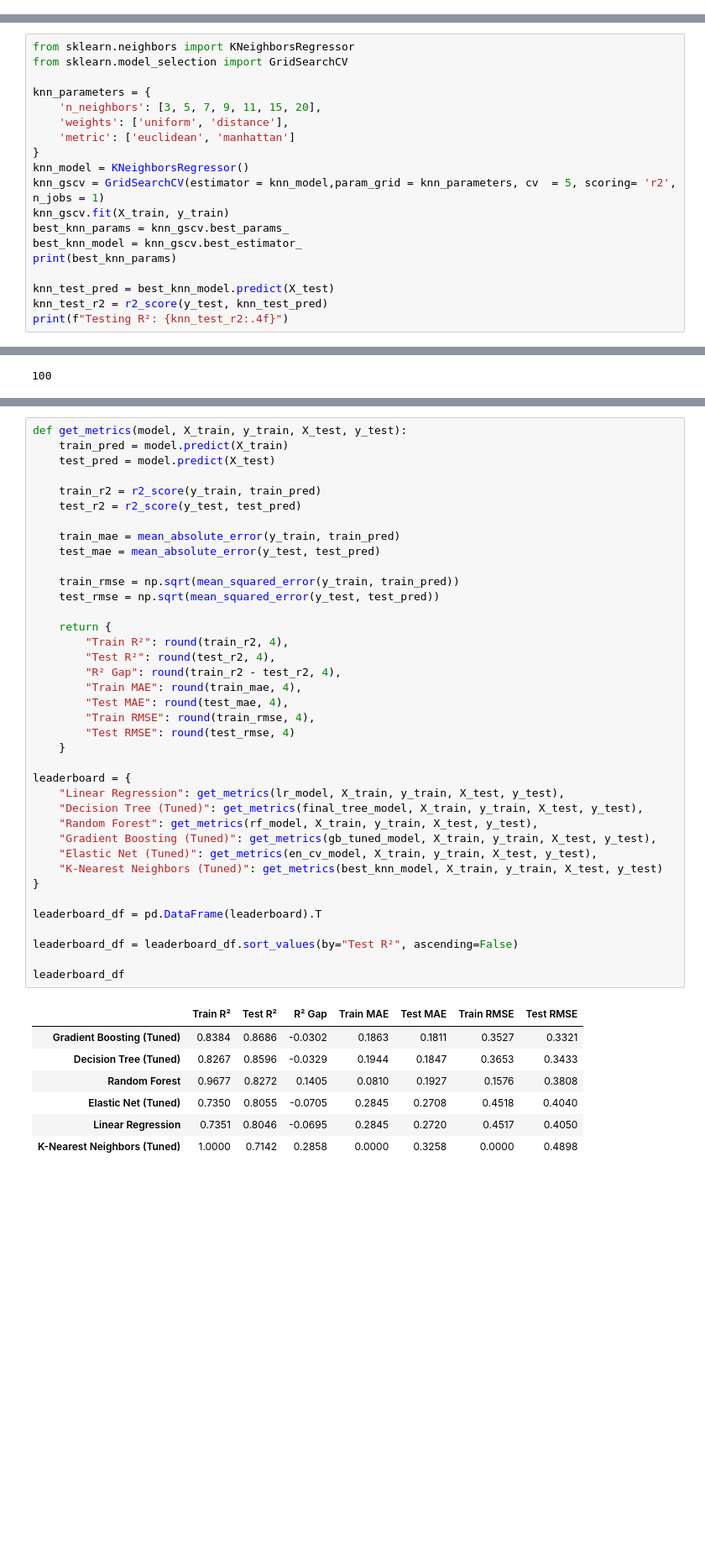
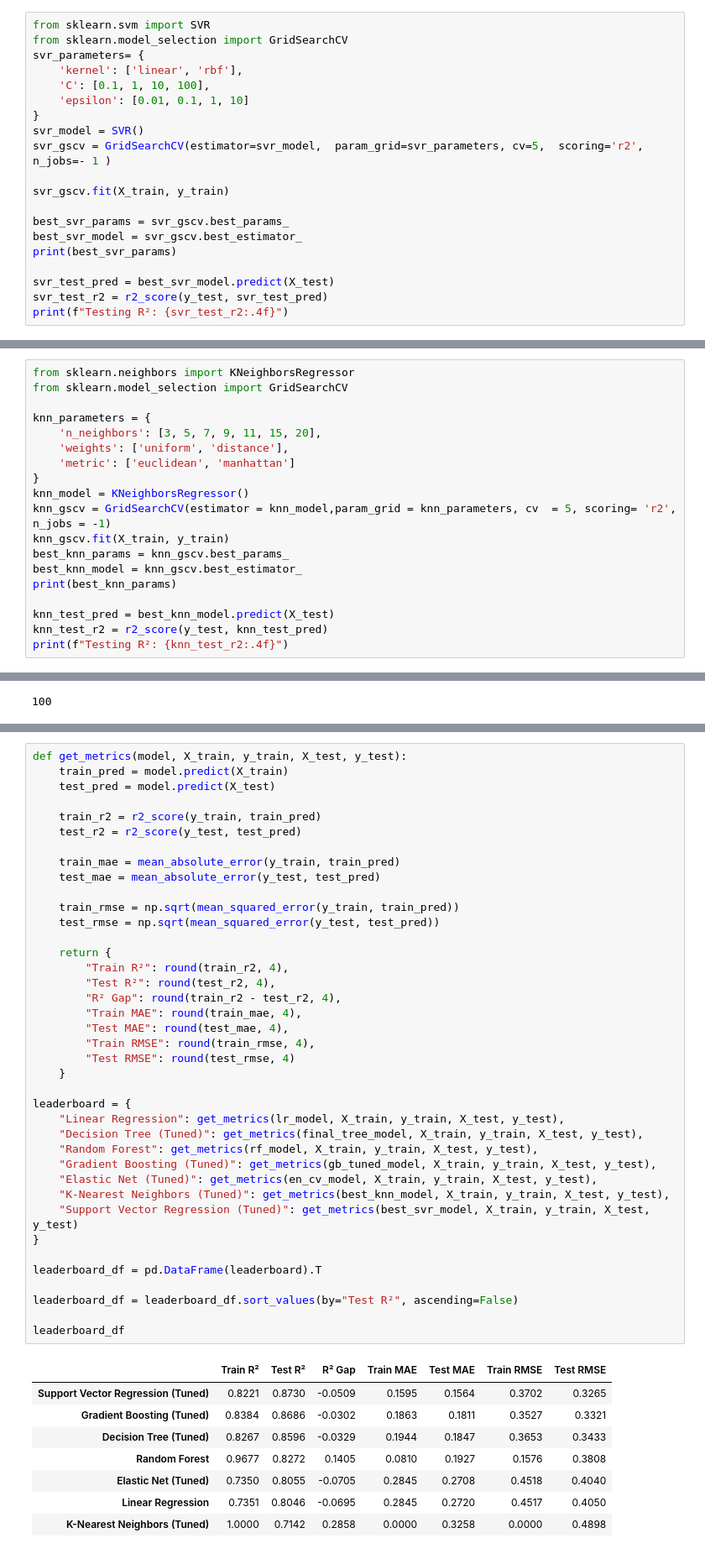
Before and after one commit to khushishahs02/exploratory-data-analysis, a Jupyter notebook: notebooks/03_Modeling.ipynb, the cells around one changed output, grey strips where cells are left out. Shown at 84% size. Cells and saved outputs as stored; diff of their text form; blank space fills up the shorter version.

Commit message:
feat: add tuned SVR regressor to modeling notebook

```diff
--- a/notebooks/03_Modeling.ipynb
+++ b/notebooks/03_Modeling.ipynb
@@ -223,0 +235,20 @@ print(en_test_r2)
+# %%
+from sklearn.svm import SVR
+from sklearn.model_selection import GridSearchCV
+svr_parameters= {
+    'kernel': ['linear', 'rbf'],
+    'C': [0.1, 1, 10, 100],
+    'epsilon': [0.01, 0.1, 1, 10]
+}
+svr_model = SVR()
+svr_gscv = GridSearchCV(estimator=svr_model,  param_grid=svr_parameters, cv=5,  scoring='r2',  n_jobs=- 1 )
+
+svr_gscv.fit(X_train, y_train)
+
+best_svr_params = svr_gscv.best_params_
+best_svr_model = svr_gscv.best_estimator_
+print(best_svr_params)
+
+svr_test_pred = best_svr_model.predict(X_test)
+svr_test_r2 = r2_score(y_test, svr_test_pred)
+print(f"Testing R²: {svr_test_r2:.4f}")
@@ -239,7 +273,7 @@ knn_parameters = {
     'metric': ['euclidean', 'manhattan']
 }
 knn_model = KNeighborsRegressor()
-knn_gscv = GridSearchCV(estimator = knn_model,param_grid = knn_parameters, cv  = 5, scoring= 'r2', n_jobs = 1)
+knn_gscv = GridSearchCV(estimator = knn_model,param_grid = knn_parameters, cv  = 5, scoring= 'r2', n_jobs = -1)
 knn_gscv.fit(X_train, y_train)
 best_knn_params = knn_gscv.best_params_
 best_knn_model = knn_gscv.best_estimator_
@@ -460,34 +494,36 @@ def get_metrics(model, X_train, y_train, X_test, y_test):
     test_mae = mean_absolute_error(y_test, test_pred)
 
     train_rmse = np.sqrt(mean_squared_error(y_train, train_pred))
     test_rmse = np.sqrt(mean_squared_error(y_test, test_pred))
 
     return {
         "Train R²": round(train_r2, 4),
         "Test R²": round(test_r2, 4),
         "R² Gap": round(train_r2 - test_r2, 4),
         "Train MAE": round(train_mae, 4),
         "Test MAE": round(test_mae, 4),
         "Train RMSE": round(train_rmse, 4),
         "Test RMSE": round(test_rmse, 4)
     }
 
 leaderboard = {
     "Linear Regression": get_metrics(lr_model, X_train, y_train, X_test, y_test),
     "Decision Tree (Tuned)": get_metrics(final_tree_model, X_train, y_train, X_test, y_test),
     "Random Forest": get_metrics(rf_model, X_train, y_train, X_test, y_test),
     "Gradient Boosting (Tuned)": get_metrics(gb_tuned_model, X_train, y_train, X_test, y_test),
     "Elastic Net (Tuned)": get_metrics(en_cv_model, X_train, y_train, X_test, y_test),
-    "K-Nearest Neighbors (Tuned)": get_metrics(best_knn_model, X_train, y_train, X_test, y_test)
+    "K-Nearest Neighbors (Tuned)": get_metrics(best_knn_model, X_train, y_train, X_test, y_test),
+    "Support Vector Regression (Tuned)": get_metrics(best_svr_model, X_train, y_train, X_test, y_test)
 }
 
 leaderboard_df = pd.DataFrame(leaderboard).T
 
 leaderboard_df = leaderboard_df.sort_values(by="Test R²", ascending=False)
 
 leaderboard_df
 # %% [output]
 |  | Train R² | Test R² | R² Gap | Train MAE | Test MAE | Train RMSE | Test RMSE |
+| Support Vector Regression (Tuned) | 0.8221 | 0.8730 | -0.0509 | 0.1595 | 0.1564 | 0.3702 | 0.3265 |
 | Gradient Boosting (Tuned) | 0.8384 | 0.8686 | -0.0302 | 0.1863 | 0.1811 | 0.3527 | 0.3321 |
 | Decision Tree (Tuned) | 0.8267 | 0.8596 | -0.0329 | 0.1944 | 0.1847 | 0.3653 | 0.3433 |
 | Random Forest | 0.9677 | 0.8272 | 0.1405 | 0.0810 | 0.1927 | 0.1576 | 0.3808 |
```
Also changed, not shown: parts of 2 cells of this notebook.
